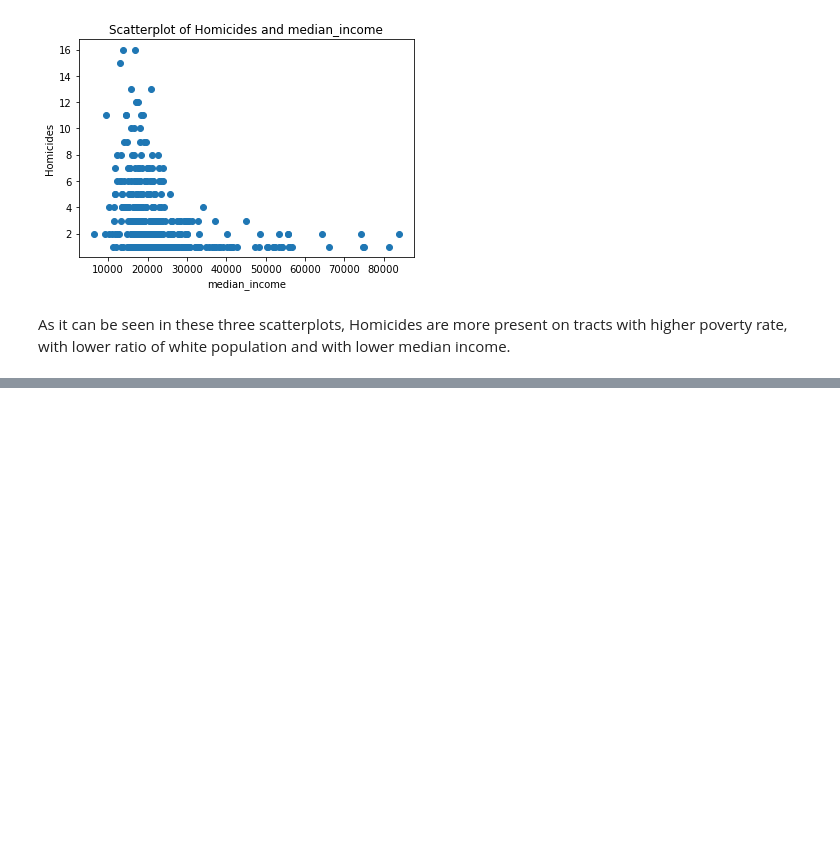
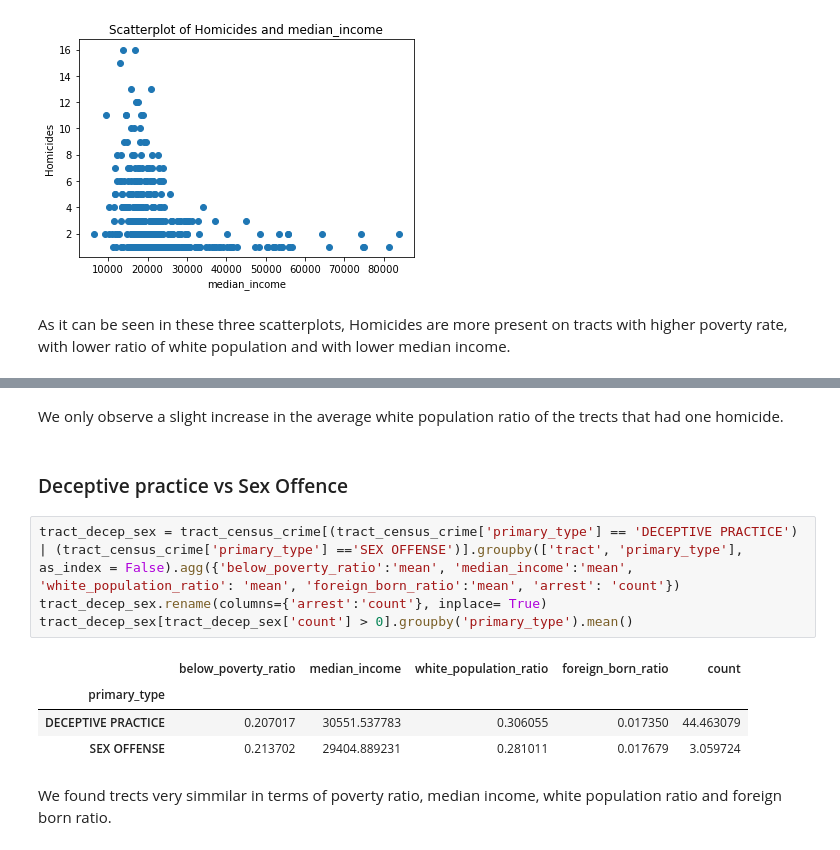
Before and after one commit to cariasmartelo/MLPP, a Jupyter notebook: HW1/HW1.ipynb, the cells around one changed output, grey strips where cells are left out. Saved outputs shown, nothing was run; the diff lists cells and outputs as text; blank space fills up the shorter version.

```diff
--- a/HW1/HW1.ipynb
+++ b/HW1/HW1.ipynb
@@ -208,0 +232,15 @@ As it can be seen in these three scatterplots, Homicides are more present on tra
+# %% [markdown]
+We only observe a slight increase in the average white population ratio of the trects that had one homicide.
+# %% [markdown]
+### Deceptive practice vs Sex Offence
+# %%
+tract_decep_sex = tract_census_crime[(tract_census_crime['primary_type'] == 'DECEPTIVE PRACTICE') | (tract_census_crime['primary_type'] =='SEX OFFENSE')].groupby(['tract', 'primary_type'], as_index = False).agg({'below_poverty_ratio':'mean', 'median_income':'mean', 'white_population_ratio': 'mean', 'foreign_born_ratio':'mean', 'arrest': 'count'})
+tract_decep_sex.rename(columns={'arrest':'count'}, inplace= True)
+tract_decep_sex[tract_decep_sex['count'] > 0].groupby('primary_type').mean()
+# %% [output]
+|  | below_poverty_ratio | median_income | white_population_ratio | foreign_born_ratio | count |
+| primary_type |  |  |  |  |  |
+| DECEPTIVE PRACTICE | 0.207017 | 30551.537783 | 0.306055 | 0.017350 | 44.463079 |
+| SEX OFFENSE | 0.213702 | 29404.889231 | 0.281011 | 0.017679 | 3.059724 |
+# %% [markdown]
+We found trects very simmilar in terms of poverty ratio, median income, white population ratio and foreign born ratio.
```
Also changed, not shown: parts of 6 cells of this notebook, 4 other files.
